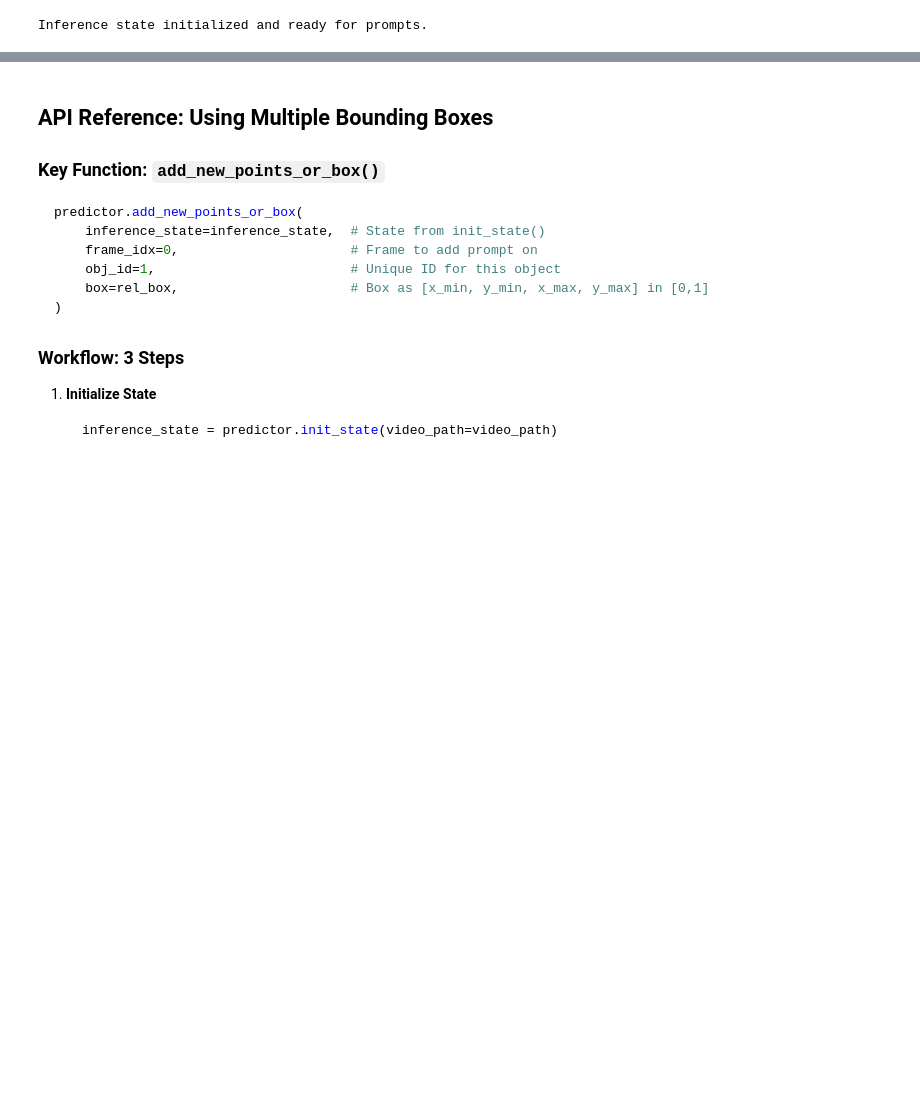
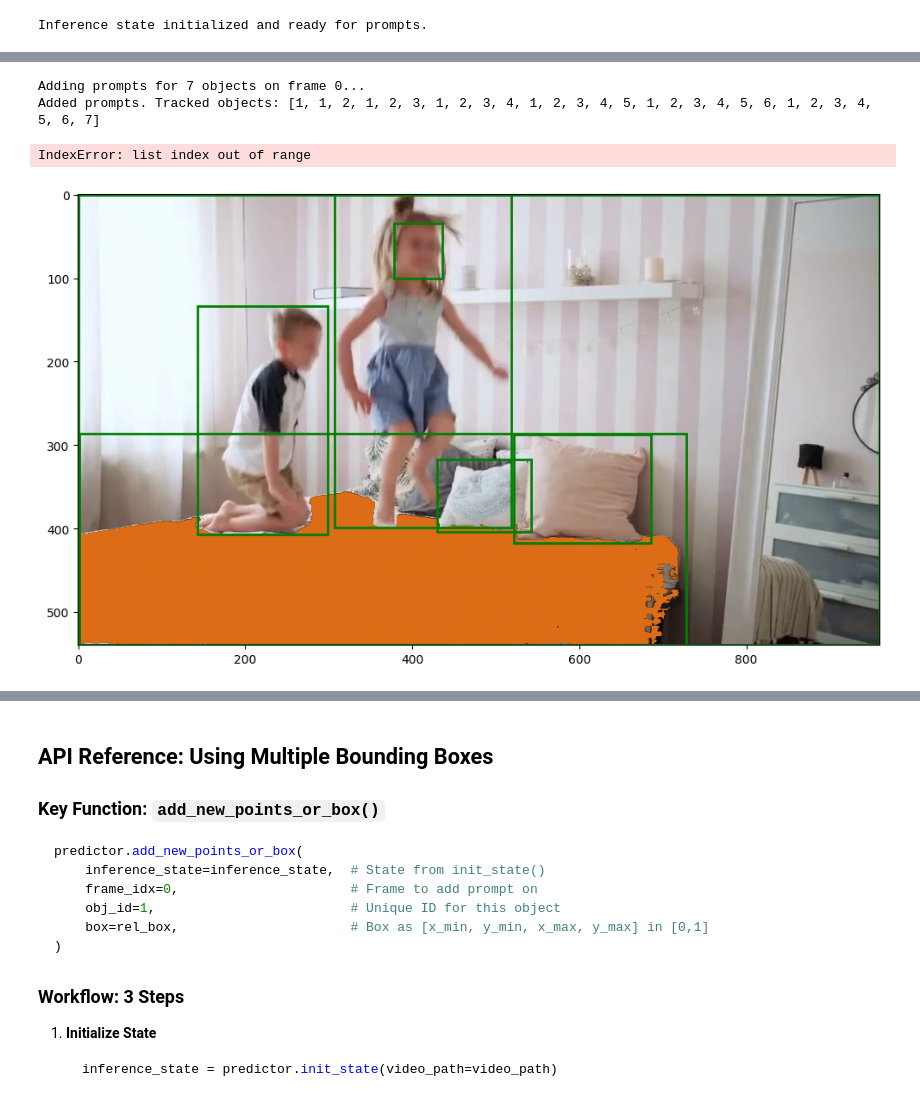
Before and after one commit to NicoloIacobone/sam3, a Jupyter notebook: examples/sam3_multiple_bbox_proposals_example.ipynb, the cells around one changed output, grey strips where cells are left out. Cells and saved outputs as stored; diff of their text form; code cells hidden in the pictures; blank space fills up the shorter version.

```diff
--- a/examples/sam3_multiple_bbox_proposals_example.ipynb
+++ b/examples/sam3_multiple_bbox_proposals_example.ipynb
@@ -136,0 +175,17 @@ print(f"Object 2 (ID={obj_id_2}): Box in pixels: {box_2}")
+# %%
+# Step 1: Use all automatically detected bounding boxes from frame 0
+ann_frame_idx = 0
+
+det_boxes = np.array(results["<OD>"]["bboxes"], dtype=np.float32)
+
+if len(det_boxes) < 1:
+    raise ValueError("No detected boxes found.")
+
+obj_ids = list(range(1, len(det_boxes) + 1))
+rel_boxes = [
+    np.array([[b[0] / width, b[1] / height, b[2] / width, b[3] / height]], dtype=np.float32)
+    for b in det_boxes
+]
+
+for obj_id, box in zip(obj_ids, det_boxes):
+    print(f"Object {obj_id}: Box in pixels: {box}")
@@ -137,44 +200,51 @@ print(f"Object 2 (ID={obj_id_2}): Box in pixels: {box_2}")
 # %%
-# Step 2: Add prompts for both objects on frame 0
-print(f"Adding prompts for 2 objects on frame {ann_frame_idx}...")
+# Step 2: Add prompts for all detected objects on frame 0
+print(f"Adding prompts for {len(obj_ids)} objects on frame {ann_frame_idx}...")
 
-# Add first object's box
-_, out_obj_ids_1, _, video_res_masks_1 = predictor.add_new_points_or_box(
-    inference_state=inference_state,
-    frame_idx=ann_frame_idx,
-    obj_id=obj_id_1,
-    box=rel_box_1,
-)
+out_obj_ids = []
+video_res_masks_list = []
 
-# Add second object's box
-_, out_obj_ids, _, video_res_masks = predictor.add_new_points_or_box(
-    inference_state=inference_state,
-    frame_idx=ann_frame_idx,
-    obj_id=obj_id_2,
-    box=rel_box_2,
-)
+# Add each detected object's box
+for obj_id, rel_box, box in zip(obj_ids, rel_boxes, det_boxes):
+    _, out_ids, _, video_res_masks = predictor.add_new_points_or_box(
+        inference_state=inference_state,
+        frame_idx=ann_frame_idx,
+        obj_id=obj_id,
+        box=rel_box,
+    )
+    # collect returned object ids and the corresponding masks
+    for j, out_id in enumerate(out_ids):
+        out_obj_ids.append(out_id)
+        video_res_masks_list.append(video_res_masks[j])
 
 print(f"Added prompts. Tracked objects: {out_obj_ids}")
+# %% [output]
+Adding prompts for 7 objects on frame 0...
+Added prompts. Tracked objects: [1, 1, 2, 1, 2, 3, 1, 2, 3, 4, 1, 2, 3, 4, 5, 1, 2, 3, 4, 5, 6, 1, 2, 3, 4, 5, 6, 7]
 # %%
 # Step 3: Visualize the prompts and initial segmentations on frame 0
 plt.figure(figsize=(12, 8))
 plt.imshow(video_frames_for_vis[ann_frame_idx])
 
-# Draw boxes
-show_box(box_1, plt.gca())
-show_box(box_2, plt.gca())
+# Draw boxes for all detected objects
+for box in det_boxes:
+    show_box(box, plt.gca())
 
 # Draw segmentation masks for all objects
 for i, obj_id in enumerate(out_obj_ids):
-    show_mask((video_res_masks[i] > 0.0).cpu().numpy(), plt.gca(), obj_id=obj_id)
+    mask = (video_res_masks_list[i] > 0.0).cpu().numpy()
+    show_mask(mask, plt.gca(), obj_id=obj_id)
 
-plt.title(f"Frame {ann_frame_idx}: Initial Segmentation with 2 Bounding Box Prompts")
+plt.title(f"Frame {ann_frame_idx}: Initial Segmentation with {len(out_obj_ids)} Bounding Box Prompts")
 plt.axis('off')
 plt.tight_layout()
 plt.show()
 
-print(f"Object {obj_id_1}: Green segmentation mask")
-print(f"Object {obj_id_2}: Orange segmentation mask")
+for obj_id in out_obj_ids:
+    print(f"Object {obj_id}: segmentation mask")
+# %% [output]
+IndexError: list index out of range
+[figure, added]
 # %%
 # Step 4: Propagate prompts through the entire video
 print("\nPropagating prompts through the entire video...")
```
Also changed, not shown: parts of 10 cells of this notebook, 1 other file.
